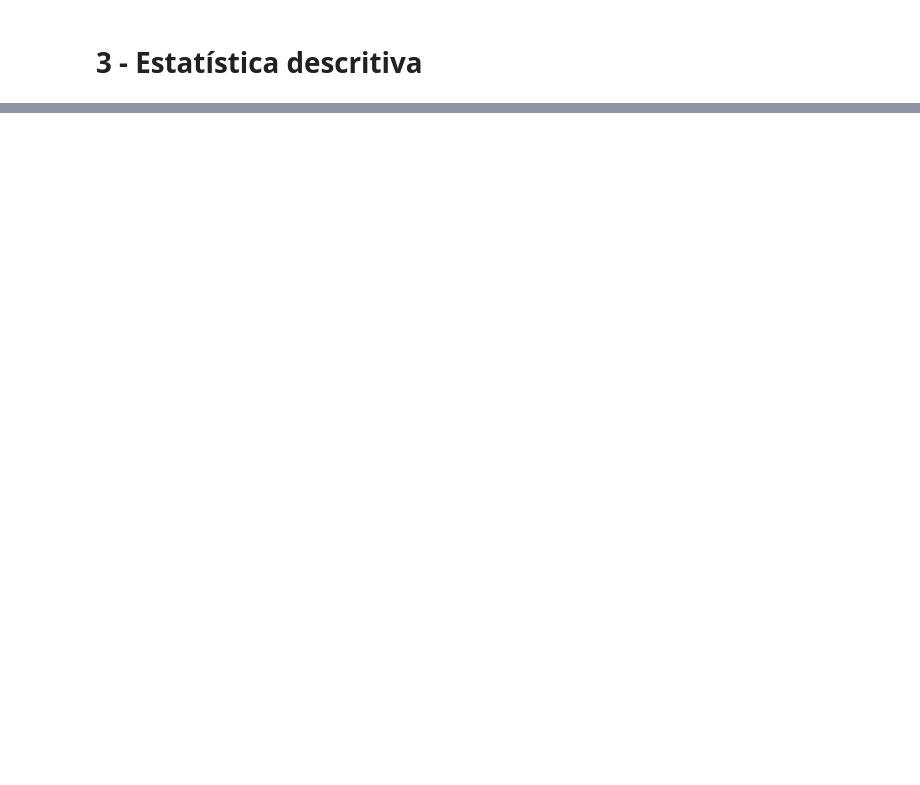
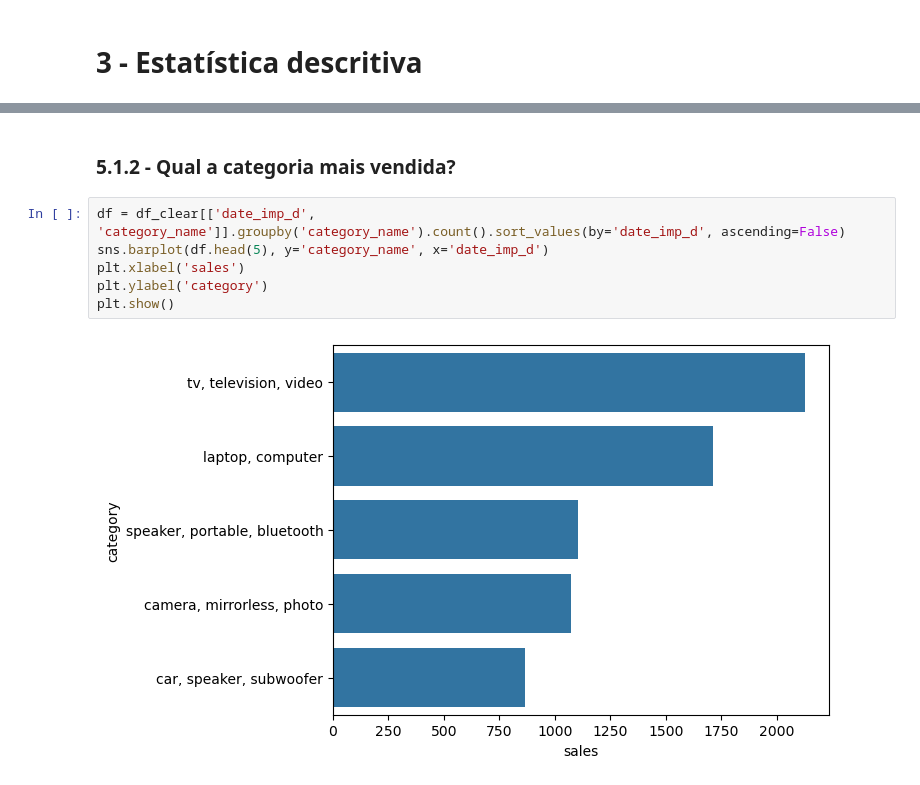
Before and after one commit to luc457x/CDS-ElasticidadeDePreco, a Jupyter notebook: notebook.ipynb, the cells around one changed output, grey strips where cells are left out. Drawn from its saved outputs; the diff is of its cells as text; blank space fills up the shorter version.

```diff
--- a/notebook.ipynb
+++ b/notebook.ipynb
@@ -167,0 +251,10 @@ dtype: float64
+# %% [markdown]
+### 5.1.2 - Qual a categoria mais vendida?
+# %%
+df = df_clear[['date_imp_d', 'category_name']].groupby('category_name').count().sort_values(by='date_imp_d', ascending=False)
+sns.barplot(df.head(5), y='category_name', x='date_imp_d')
+plt.xlabel('sales')
+plt.ylabel('category')
+plt.show()
+# %% [output]
+[figure, added]
```
Also changed, not shown: parts of 32 cells of this notebook.
